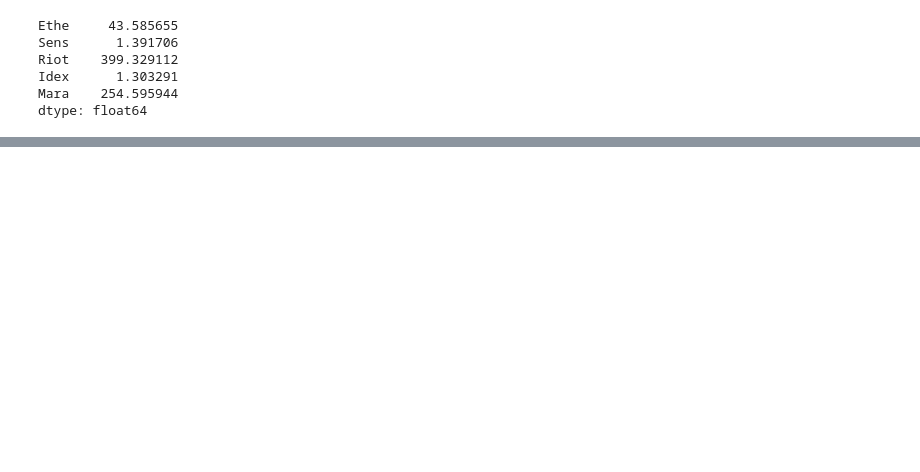
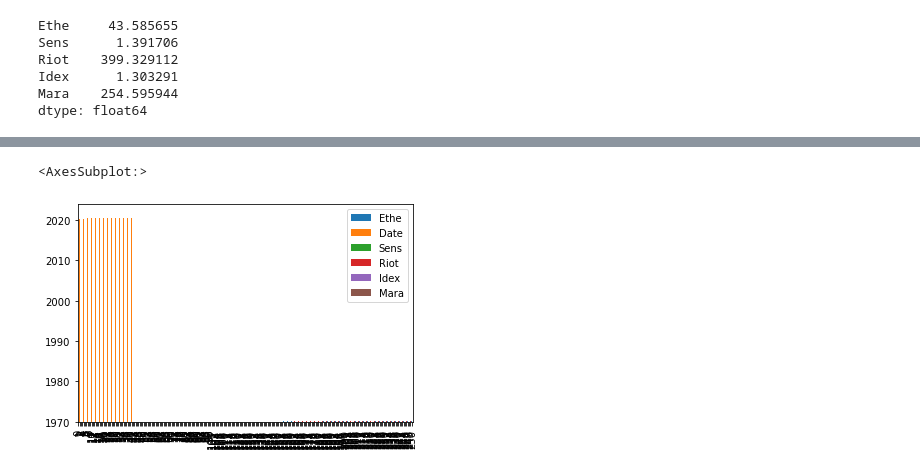
Before and after one commit to InfluxVC/-A-Whale-Off-the-Port-folio-, a Jupyter notebook: pandasHomework/pandasHomework.ipynb, the cells around one changed output, grey strips where cells are left out. Saved outputs shown, nothing was run; the diff lists cells and outputs as text; code cells hidden in the pictures; blank space fills up the shorter version.

```diff
--- a/pandasHomework/pandasHomework.ipynb
+++ b/pandasHomework/pandasHomework.ipynb
@@ -519,0 +564,5 @@ dtype: float64
+# %%
+Portfolio.plot(kind='bar')
+# %% [output]
+<AxesSubplot:>
+[figure, added]
```
Also changed, not shown: parts of 7 cells of this notebook.
